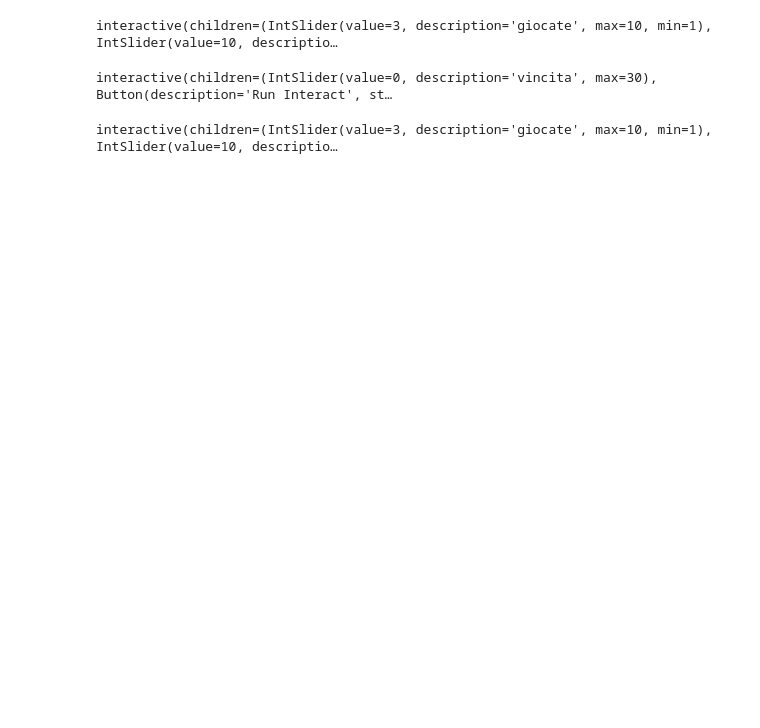
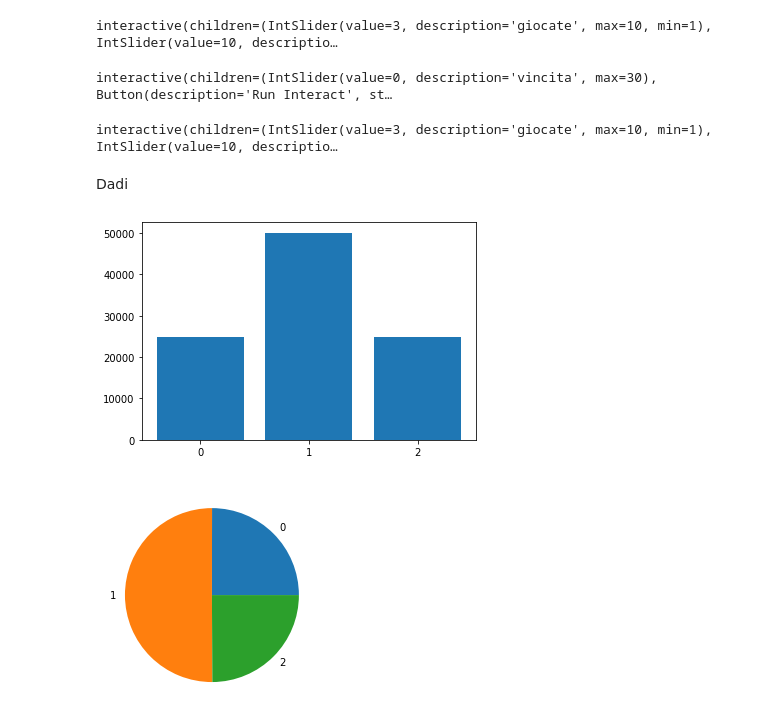
Before and after one commit to MontiMic/Tesi, a Jupyter notebook: Tesi.ipynb, the cells around one changed output. Saved outputs shown, nothing was run; the diff lists cells and outputs as text; code cells hidden in the pictures; blank space fills up the shorter version.

```diff
--- a/Tesi.ipynb
+++ b/Tesi.ipynb
@@ -214,3 +220,33 @@ def roulette(giocate = 3, puntata = 10):
   plt.bar(valori, elem_count)
 # %% [output]
 interactive(children=(IntSlider(value=3, description='giocate', max=10, min=1), IntSlider(value=10, descriptio…
+# %% [markdown]
+Dadi
+# %%
+def trow():
+  return np.random.randint(1, 7)
+# %%
+def even_dices():
+  results = []
+  for i in range(100_000):
+    a, b = trow(), trow()
+    results.append(2-((a % 2)+(b % 2)))
+  valori = []
+  elem_count = []
+  for i in range(3):
+    elem_count.append(results.count(i))
+    valori.append(str(i))
+  normalized = []
+  for i in range(len(elem_count)):
+    normalized.append(elem_count[i]/len(results))
+  a = plt.figure(1)
+  plt.bar(valori, elem_count)
+  a.show()
+  b = plt.figure(2)
+  plt.pie(normalized, labels=valori)
+  b.show()
+# %%
+even_dices()
+# %% [output]
+[figure, added]
+[figure, added]
```
Also changed, not shown: parts of 3 cells of this notebook.
